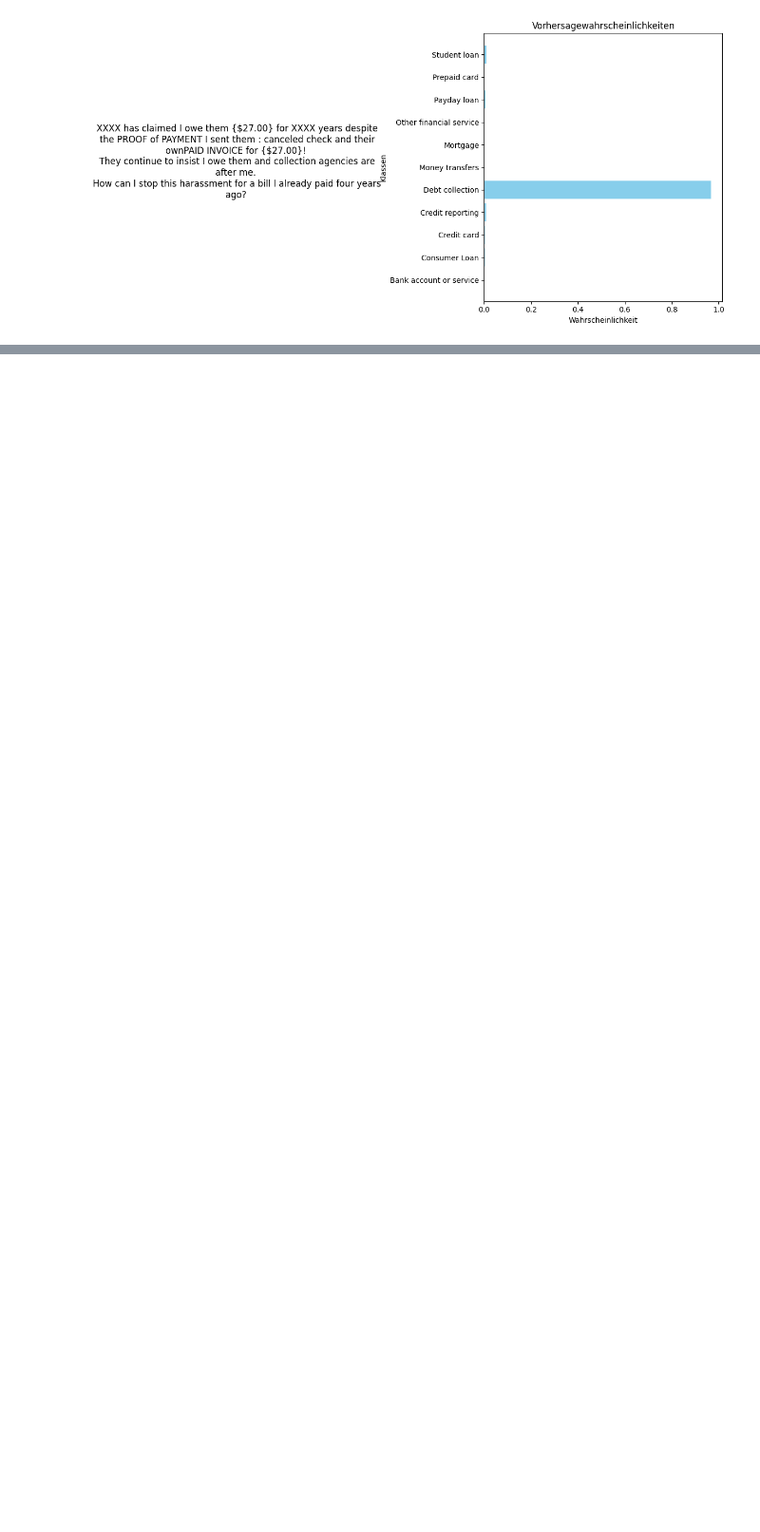
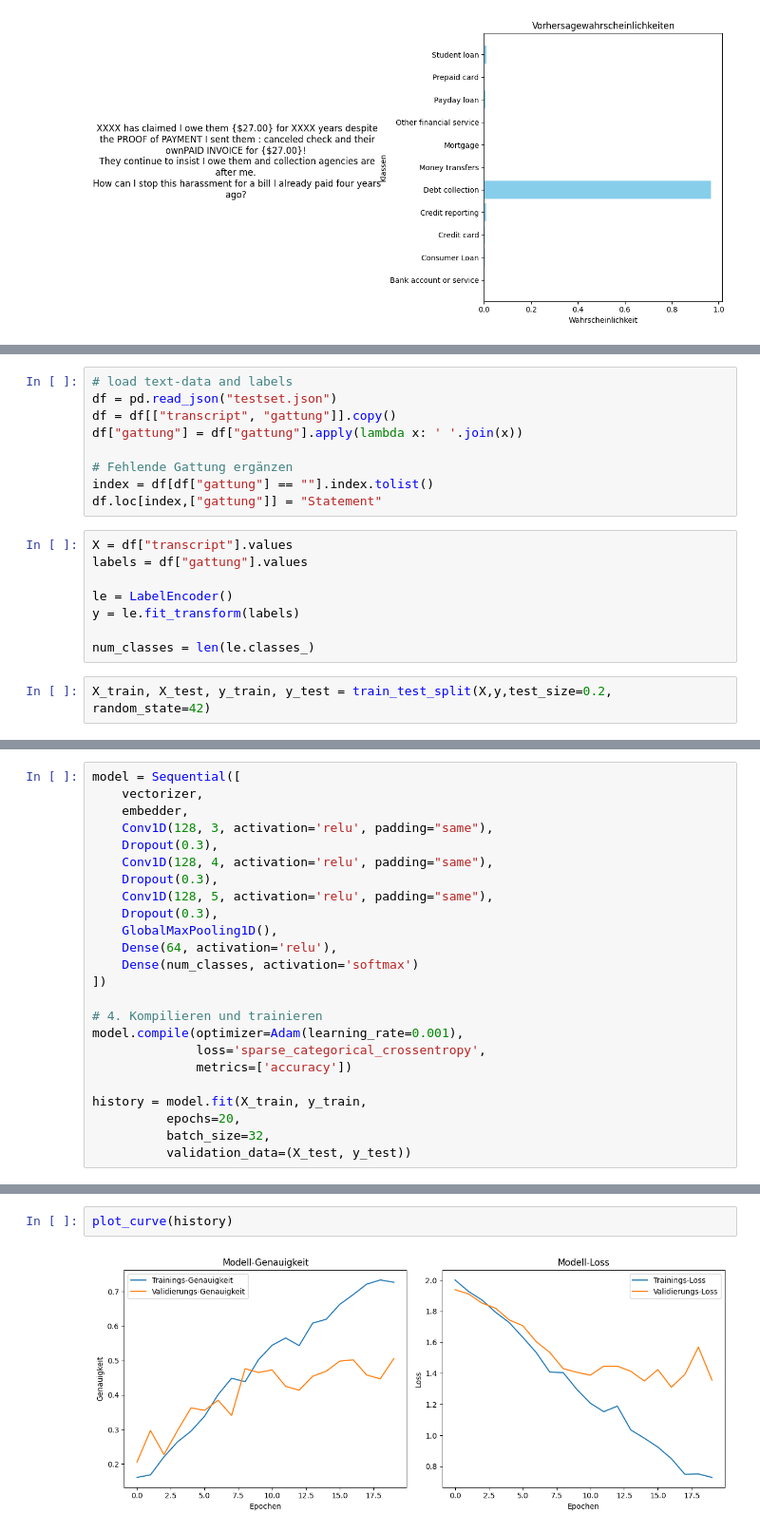
Before and after one commit to jaeniboy/nlp-genres, a Jupyter notebook: text_classification.ipynb, the cells around one changed output, grey strips where cells are left out. Shown at 95% size. Saved outputs shown, nothing was run; the diff lists cells and outputs as text; blank space fills up the shorter version.

```diff
--- a/text_classification.ipynb
+++ b/text_classification.ipynb
@@ -1710,0 +1744,19 @@ plt.show()
+# %%
+# load text-data and labels
+df = pd.read_json("testset.json")
+df = df[["transcript", "gattung"]].copy()
+df["gattung"] = df["gattung"].apply(lambda x: ' '.join(x))
+
+# Fehlende Gattung ergänzen
+index = df[df["gattung"] == ""].index.tolist()
+df.loc[index,["gattung"]] = "Statement"
+# %%
+X = df["transcript"].values
+labels = df["gattung"].values
+
+le = LabelEncoder()
+y = le.fit_transform(labels)
+
+num_classes = len(le.classes_)
+# %%
+X_train, X_test, y_train, y_test = train_test_split(X,y,test_size=0.2, random_state=42)
@@ -1710,0 +1816,24 @@ plt.show()
+# %%
+model = Sequential([
+    vectorizer,
+    embedder,
+    Conv1D(128, 3, activation='relu', padding="same"),
+    Dropout(0.3),
+    Conv1D(128, 4, activation='relu', padding="same"),
+    Dropout(0.3),
+    Conv1D(128, 5, activation='relu', padding="same"),
+    Dropout(0.3),
+    GlobalMaxPooling1D(),
+    Dense(64, activation='relu'),
+    Dense(num_classes, activation='softmax')
+])
+
+# 4. Kompilieren und trainieren
+model.compile(optimizer=Adam(learning_rate=0.001),
+              loss='sparse_categorical_crossentropy',
+              metrics=['accuracy'])
+
+history = model.fit(X_train, y_train,
+          epochs=20,
+          batch_size=32,
+          validation_data=(X_test, y_test))
@@ -1710,0 +1858,4 @@ plt.show()
+# %%
+plot_curve(history)
+# %% [output]
+[figure, added]
```
Also changed, not shown: parts of 7 cells of this notebook.
